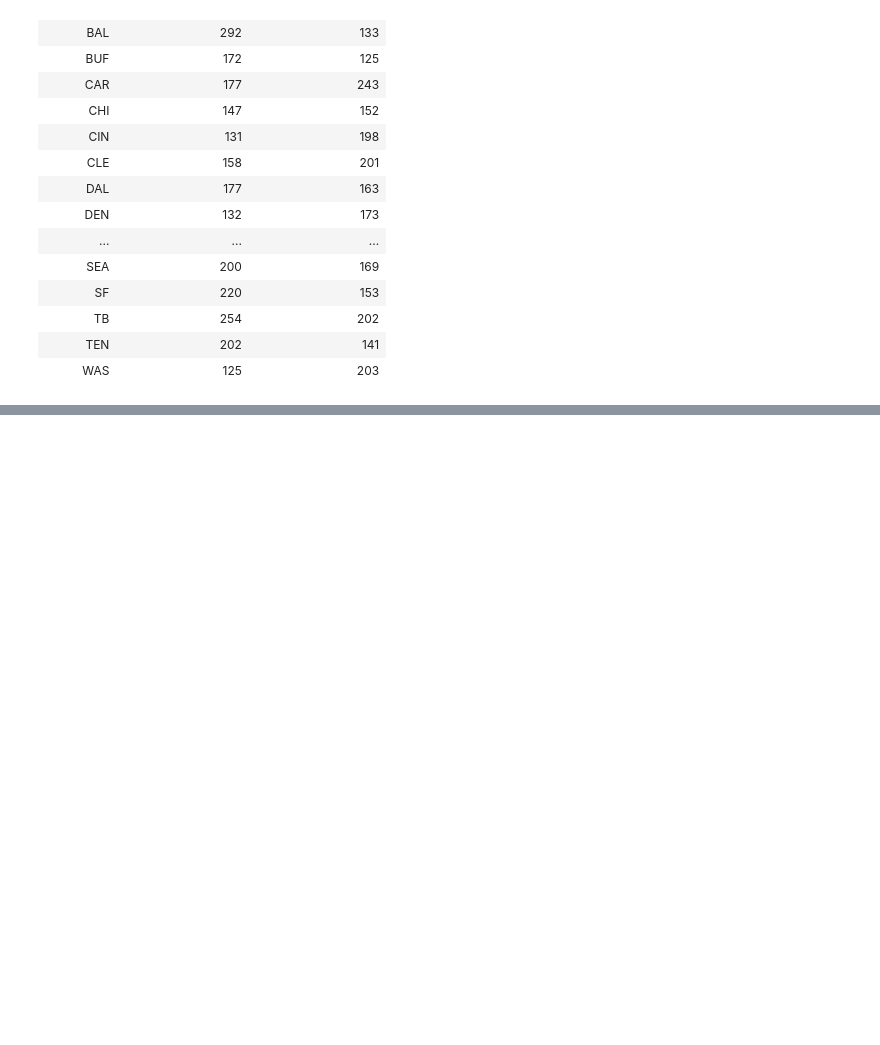
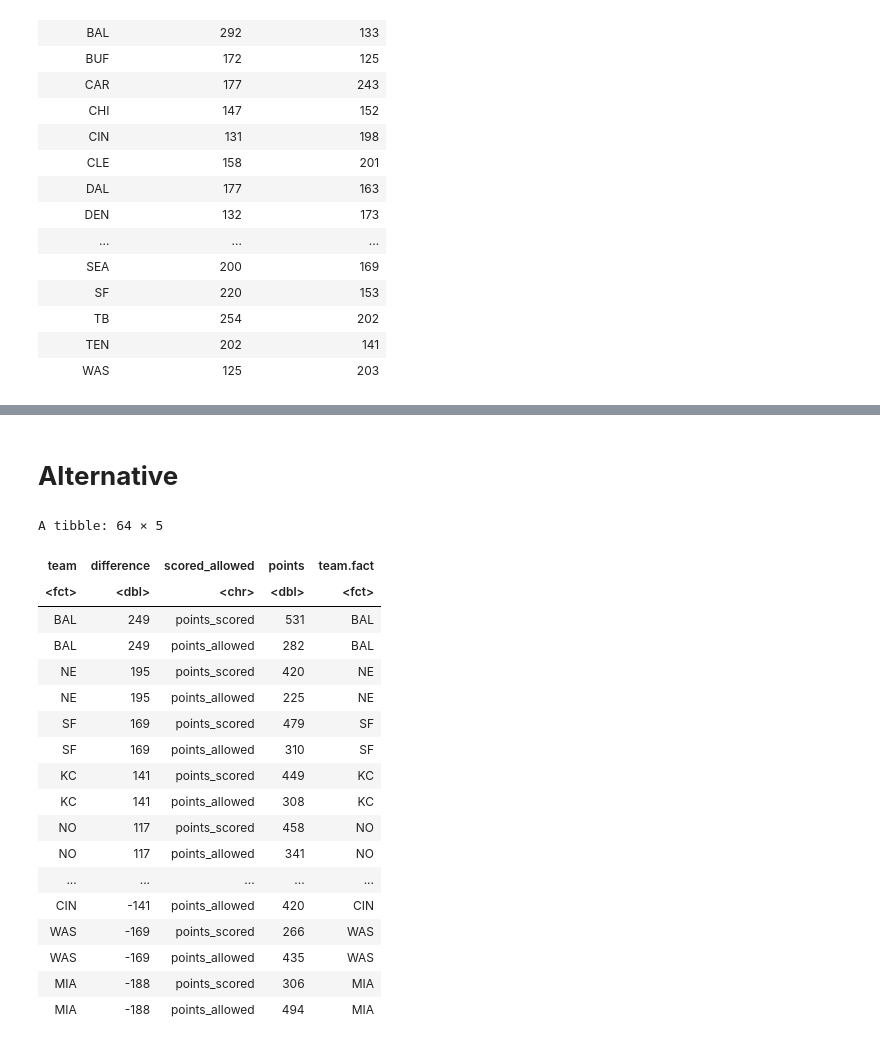
Before and after one commit to rennerm1/NFL-Data-Science-Project, a Jupyter notebook: Untitled6.ipynb, the cells around one changed output, grey strips where cells are left out. Cells and saved outputs as stored; diff of their text form; code cells hidden in the pictures; blank space fills up the shorter version.

```diff
--- a/Untitled6.ipynb
+++ b/Untitled6.ipynb
@@ -286 +204,29 @@ A tibble: 32 × 4
+# %% [markdown]
+# **Alternative**
+# %%
+psas_piv <- points_scored_allowed_season %>%
+pivot_longer(c(points_scored, points_allowed), names_to= "scored_allowed", values_to = "points") %>%
+mutate(team.fact = factor(team, levels= unique(team)))
+
+psas_piv
+# %% [output]
+A tibble: 64 × 5
+| team | difference | scored_allowed | points | team.fact |
+| <fct> | <dbl> | <chr> | <dbl> | <fct> |
+| BAL | 249 | points_scored | 531 | BAL |
+| BAL | 249 | points_allowed | 282 | BAL |
+| NE | 195 | points_scored | 420 | NE |
+| NE | 195 | points_allowed | 225 | NE |
+| SF | 169 | points_scored | 479 | SF |
+| SF | 169 | points_allowed | 310 | SF |
+| KC | 141 | points_scored | 449 | KC |
+| KC | 141 | points_allowed | 308 | KC |
+| NO | 117 | points_scored | 458 | NO |
+| NO | 117 | points_allowed | 341 | NO |
+| ... | ... | ... | ... | ... |
+| CIN | -141 | points_allowed | 420 | CIN |
+| WAS | -169 | points_scored | 266 | WAS |
+| WAS | -169 | points_allowed | 435 | WAS |
+| MIA | -188 | points_scored | 306 | MIA |
+| MIA | -188 | points_allowed | 494 | MIA |
 # %%
```
Also changed, not shown: parts of 14 cells of this notebook.
